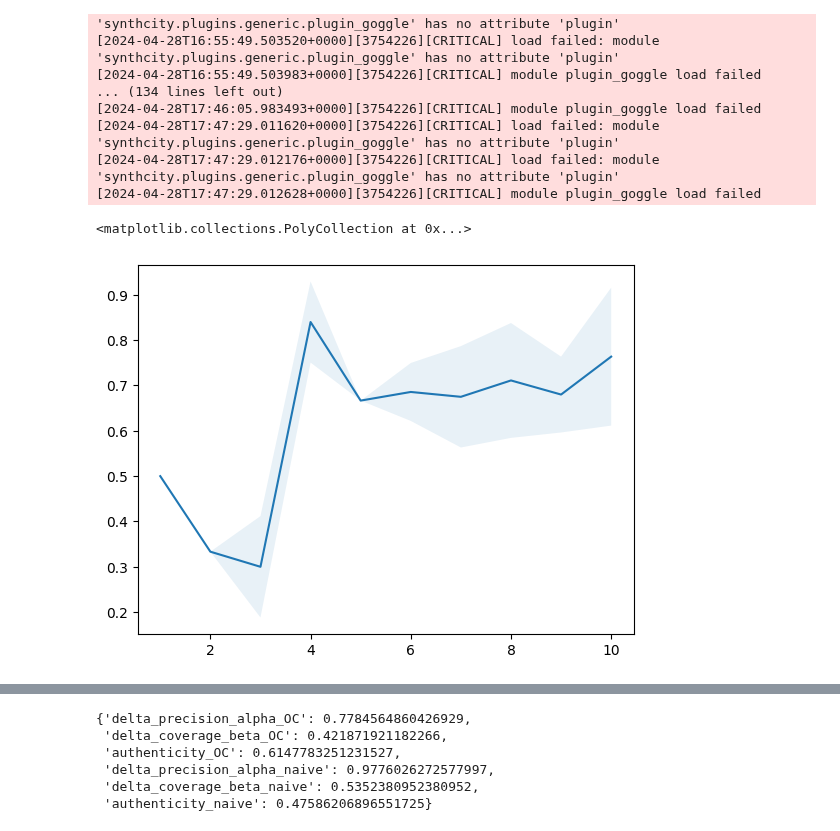
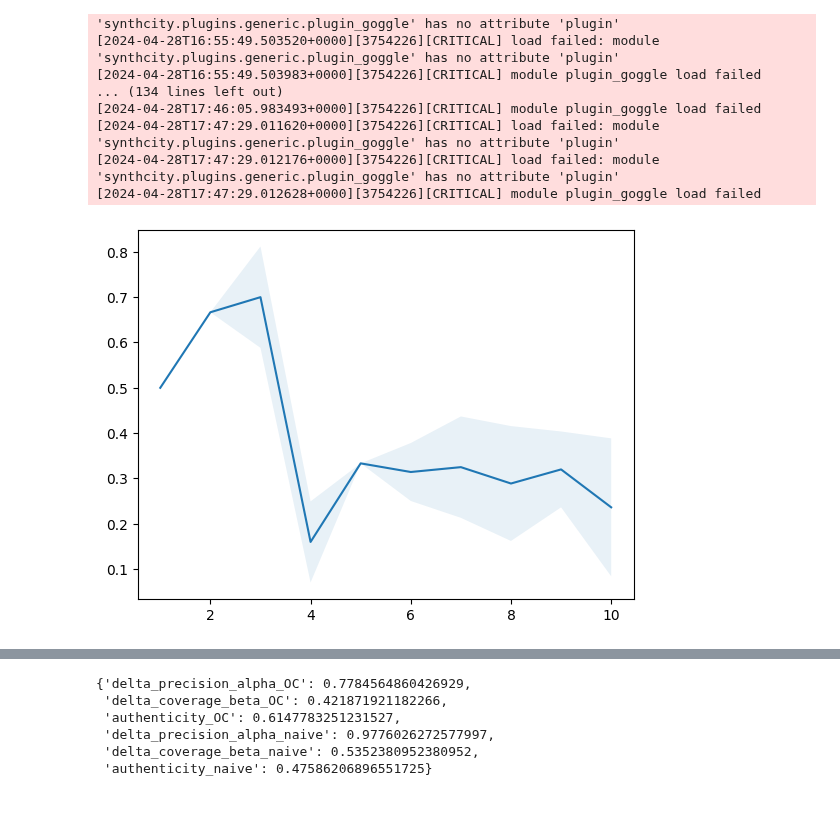
Before and after one commit to harrya32/causal_synthetic_data, a Jupyter notebook: Experiments/Experiments.ipynb, the cells around one changed output, grey strips where cells are left out. Drawn from its saved outputs; the diff is of its cells as text; code cells hidden in the pictures.

Commit message:
illustrative plots

```diff
--- a/Experiments/Experiments.ipynb
+++ b/Experiments/Experiments.ipynb
@@ -1620,16 +1587,14 @@ results = subgroup_example([1,2,3,4,5,6,7,8,9,10], 5, save=True)
 results = pd.read_csv('subgroup_example_ctgan.csv')
 # %%
 x = [1,2,3,4,5,6,7,8,9,10]
-prop = results.groupby('subgroups').mean()['proportion modelled']
+prop = 1- results.groupby('subgroups').mean()['proportion modelled']
 std = results.groupby('subgroups').std()['proportion modelled']
 
-plt.plot(results.groupby('subgroups').mean()['proportion modelled'])
+plt.plot(prop)
 plt.fill_between(x, prop - std, prop + std, alpha=0.1)
-#plt.plot(results.groupby('subgroups').mean()['beta recall'])
-#plt.plot(results.groupby('subgroups').mean()['kl'])
+plt.savefig('plots/subgroup_illustrative.png')
 # %% [output]
-<matplotlib.collections.PolyCollection at 0x...>
-[figure, old version]
+[figure, new version]
 # %%
 results.to_csv('beta_recall_failure_results.csv', index=False)
 # %%
```
Also changed, not shown: parts of 7 cells of this notebook, 31 other files.
